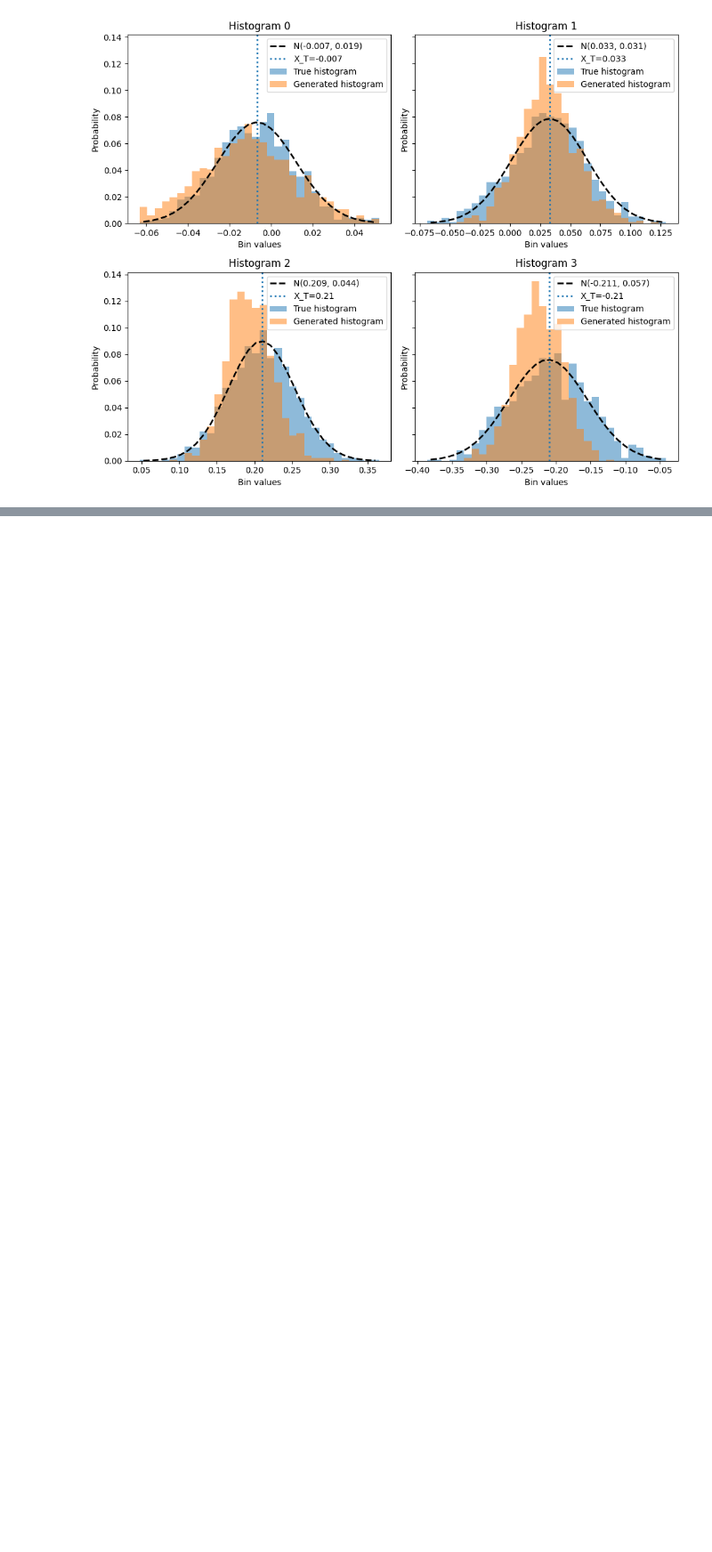
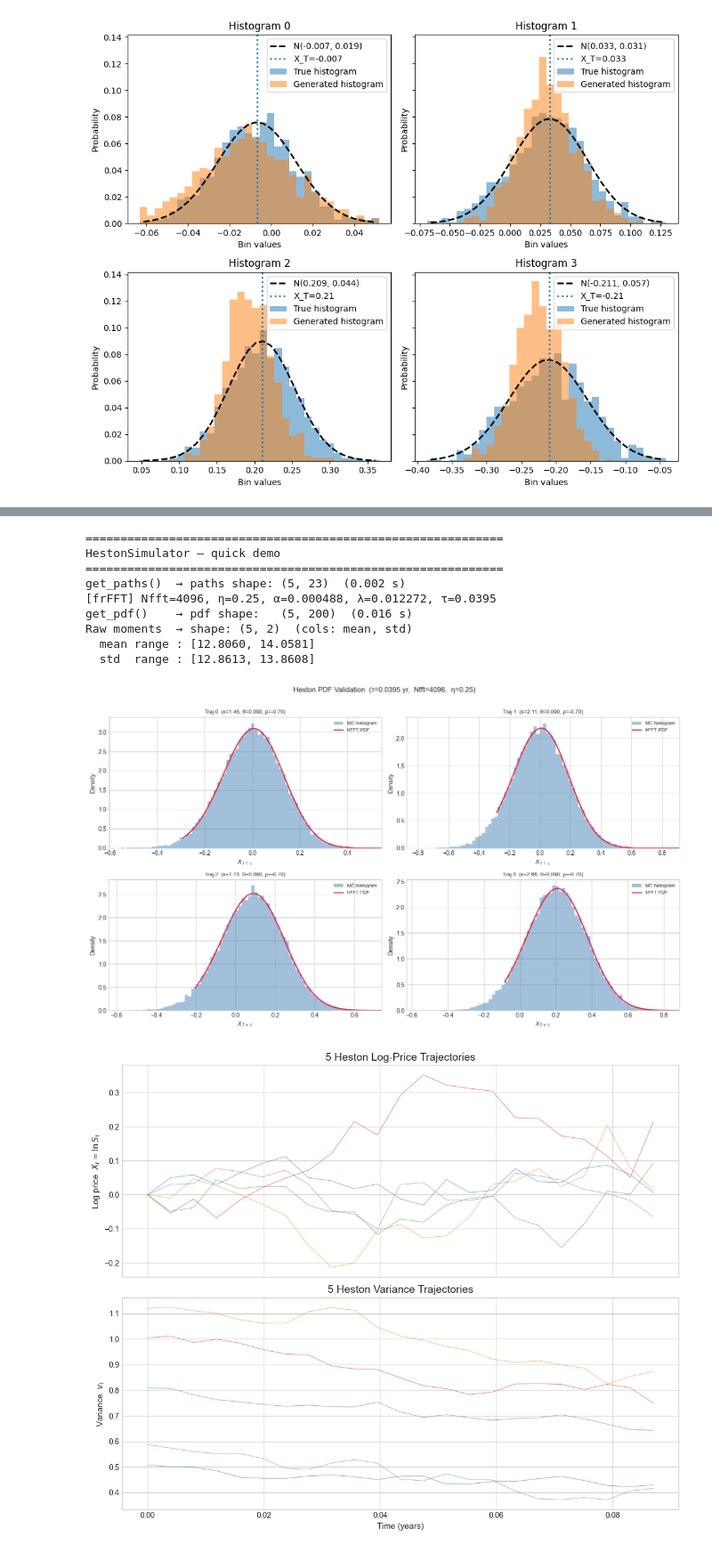
Before and after one commit to matteorofrano/CGAN-for-probability-distribution-generation, a Jupyter notebook: tests.ipynb, the cells around one changed output, grey strips where cells are left out. Shown at 89% size. Cells and saved outputs as stored; diff of their text form; code cells hidden in the pictures; blank space fills up the shorter version.

Commit message:
heston model trajectories

```diff
--- a/tests.ipynb
+++ b/tests.ipynb
@@ -1782,0 +1786,65 @@ plot_bin_dist(true_pdfs, generated_pdfs,
+# %%
+import time
+
+print("=" * 60)
+print("HestonSimulator — quick demo")
+print("=" * 60)
+
+# ── Typical SPX-ish parameters ────────────────────────────────────────────
+sim = HestonSimulator(
+    X0_range      = (0.0, 0.0),       # log-price start
+    mu_range      = (0.05, 0.05),     # risk-free rate (constant)
+    v0_range      = (0.1, 1.2),     # initial variance (vol ≈ 20–30%)
+    kappa_range   = (1.0, 3.0),       # mean-reversion speed
+    theta_range   = (0.09, 0.09),     # long-run variance
+    sigma_v_range = (0.3, 0.6),       # vol-of-vol
+    rho_range     = (-0.7, -0.7),     # spot-vol correlation (negative)
+    T             = round(22/252, 3),  # Time horizon (monthly)
+    N             = 22,              # daily steps
+    n_simulations = 5,
+    seed          = 42,
+    scheme        = "milstein",
+)
+
+# ── Simulate paths ────────────────────────────────────────────────────────
+t0 = time.perf_counter()
+sim.get_paths()
+print(f"get_paths()  → paths shape: {sim.paths.shape}  "       # type: ignore
+        f"({time.perf_counter()-t0:.3f} s)")
+
+# ── Compute PDF via frFFT (binned) ────────────────────────────────────────
+t0 = time.perf_counter()
+pdf = sim.get_pdf(n_steps_ahead=10, n_bins=200,
+                    Nfft=4096, eta=0.25, verbose=True)
+print(f"get_pdf()    → pdf shape:   {pdf.shape}  "
+        f"({time.perf_counter()-t0:.3f} s)")
+
+# ── Raw moments (no binning) ──────────────────────────────────────────────
+sim.bins = None    # reset bins so get_pdf recomputes
+pdf_raw = sim.get_pdf(n_steps_ahead=10, n_bins=0, Nfft=4096)
+print(f"Raw moments  → shape: {pdf_raw.shape}  "
+        f"(cols: mean, std)")
+print(f"  mean range : [{pdf_raw[:, 0].min():.4f}, {pdf_raw[:, 0].max():.4f}]")
+print(f"  std  range : [{pdf_raw[:, 1].min():.4f}, {pdf_raw[:, 1].max():.4f}]")
+
+# ── Visual validation: frFFT PDF vs. MC histogram ─────────────────────────
+sim.plot_pdf_comparison(
+    trajectory_indices=[0, 1, 2, 3],
+    mc_sims=30_000,
+    n_steps_ahead=10,
+)
+
+# ── Path plot (log-price + variance) ─────────────────────────────────────
+sim.plot()
+# %% [output]
+============================================================
+HestonSimulator — quick demo
+============================================================
+get_paths()  → paths shape: (5, 23)  (0.002 s)
+[frFFT] Nfft=4096, η=0.25, α=0.000488, λ=0.012272, τ=0.0395
+get_pdf()    → pdf shape:   (5, 200)  (0.016 s)
+Raw moments  → shape: (5, 2)  (cols: mean, std)
+  mean range : [12.8060, 14.0581]
+  std  range : [12.8613, 13.8608]
+[figure, added]
+[figure, added]
```
Also changed, not shown: parts of 3 cells of this notebook, 6 other files.
